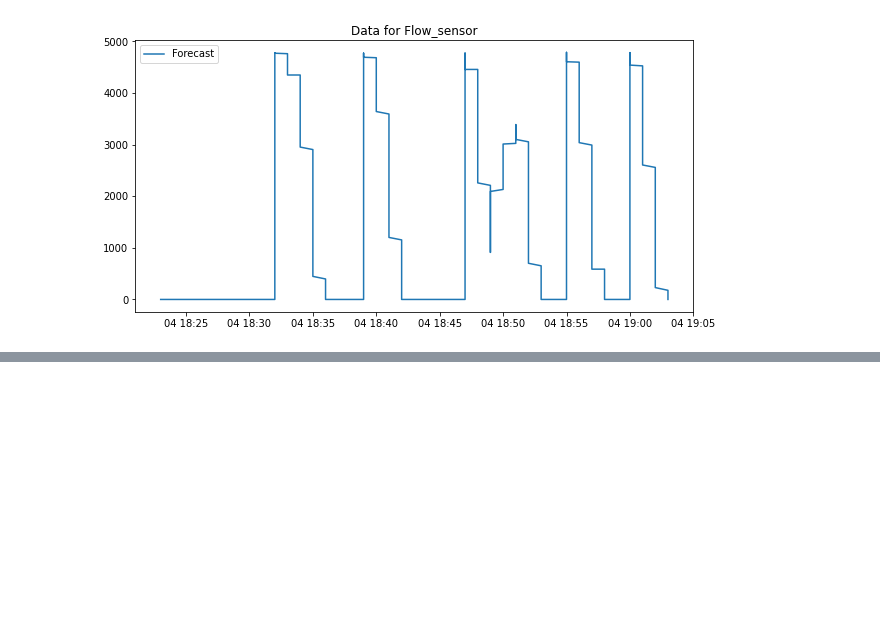
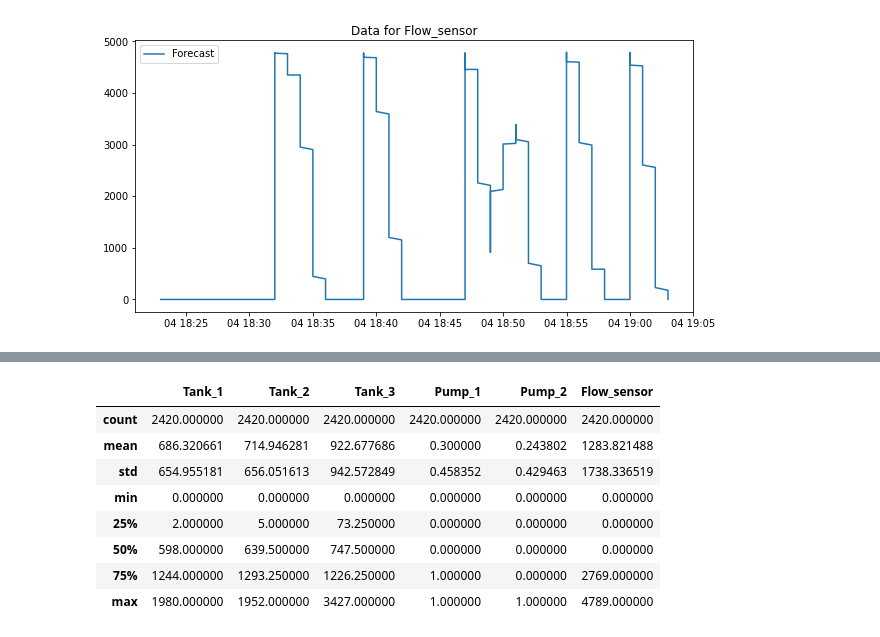
Before and after one commit to hayatu4islam/Adaptive_Fault_Detection, a Jupyter notebook: VAR-Model-for-Water-Tank-Reduced2test.ipynb, the cells around one changed output, grey strips where cells are left out. Drawn from its saved outputs; the diff is of its cells as text; code cells hidden in the pictures; blank space fills up the shorter version.

```diff
--- a/VAR-Model-for-Water-Tank-Reduced2test.ipynb
+++ b/VAR-Model-for-Water-Tank-Reduced2test.ipynb
@@ -83,0 +101,12 @@ train_size
+# %%
+data.describe()
+# %% [output]
+|  | Tank_1 | Tank_2 | Tank_3 | Pump_1 | Pump_2 | Flow_sensor |
+| count | 2420.000000 | 2420.000000 | 2420.000000 | 2420.000000 | 2420.000000 | 2420.000000 |
+| mean | 686.320661 | 714.946281 | 922.677686 | 0.300000 | 0.243802 | 1283.821488 |
+| std | 654.955181 | 656.051613 | 942.572849 | 0.458352 | 0.429463 | 1738.336519 |
+| min | 0.000000 | 0.000000 | 0.000000 | 0.000000 | 0.000000 | 0.000000 |
+| 25% | 2.000000 | 5.000000 | 73.250000 | 0.000000 | 0.000000 | 0.000000 |
+| 50% | 598.000000 | 639.500000 | 747.500000 | 0.000000 | 0.000000 | 0.000000 |
+| 75% | 1244.000000 | 1293.250000 | 1226.250000 | 1.000000 | 0.000000 | 2769.000000 |
+| max | 1980.000000 | 1952.000000 | 3427.000000 | 1.000000 | 1.000000 | 4789.000000 |
```
Also changed, not shown: parts of 2 cells of this notebook.
